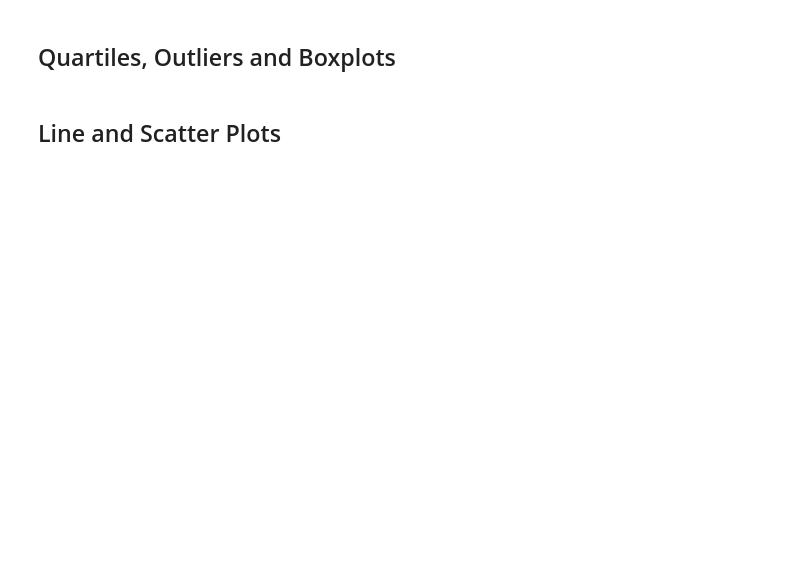
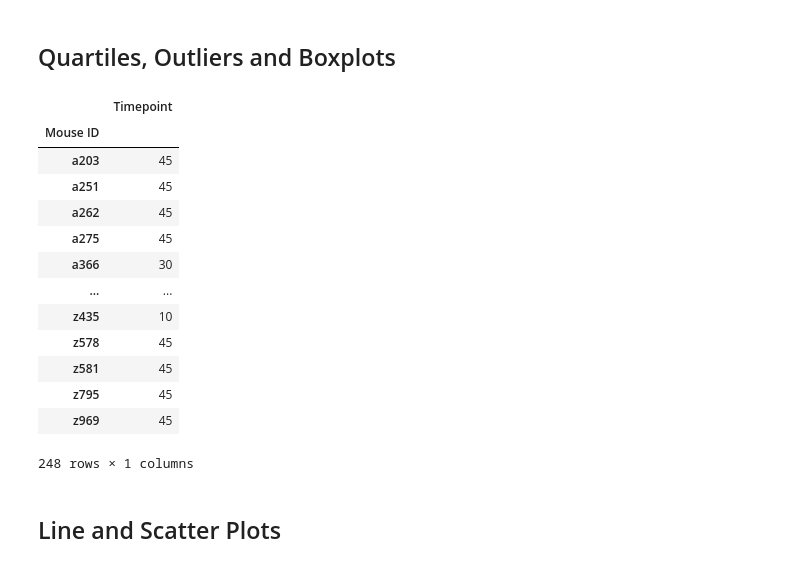
Before and after one commit to walaha2002/matplotlib-challenge, a Jupyter notebook: Pymaceuticals/pymaceuticals_starter.ipynb, the cells around one changed output. Drawn from its saved outputs; the diff is of its cells as text; code cells hidden in the pictures; blank space fills up the shorter version.

Commit message:
Locates max Timepoint for each mouse

```diff
--- a/Pymaceuticals/pymaceuticals_starter.ipynb
+++ b/Pymaceuticals/pymaceuticals_starter.ipynb
@@ -277,11 +277,34 @@ plt.show()
 # %%
 # Calculate the final tumor volume of each mouse across four of the treatment regimens:
 # Capomulin, Ramicane, Infubinol, and Ceftamin
 
 # Start by getting the last (greatest) timepoint for each mouse
+maxgroup=pd.DataFrame(clean_frame_master,columns=['Mouse ID','Timepoint','Tumor Volume (mm3)','Drug Regimen'])
+maxgroup
+groupmax=maxgroup.groupby('Mouse ID')
+groupmax=groupmax.agg({'Timepoint':"max"})
+groupmax
+# maxtime=clean_frame_master['Timepoint'].max()
+# maxtime
 
+# mouse id, max timepoint, tumor volume at max time
 
 # Merge this group df with the original dataframe to get the tumor volume at the last timepoint
+# %% [output]
+|  | Timepoint |
+| Mouse ID |  |
+| a203 | 45 |
+| a251 | 45 |
+| a262 | 45 |
+| a275 | 45 |
+| a366 | 30 |
+| ... | ... |
+| z435 | 10 |
+| z578 | 45 |
+| z581 | 45 |
+| z795 | 45 |
+| z969 | 45 |
+248 rows × 1 columns
 # %%
 # Put treatments into a list for for loop (and later for plot labels)
 
```
